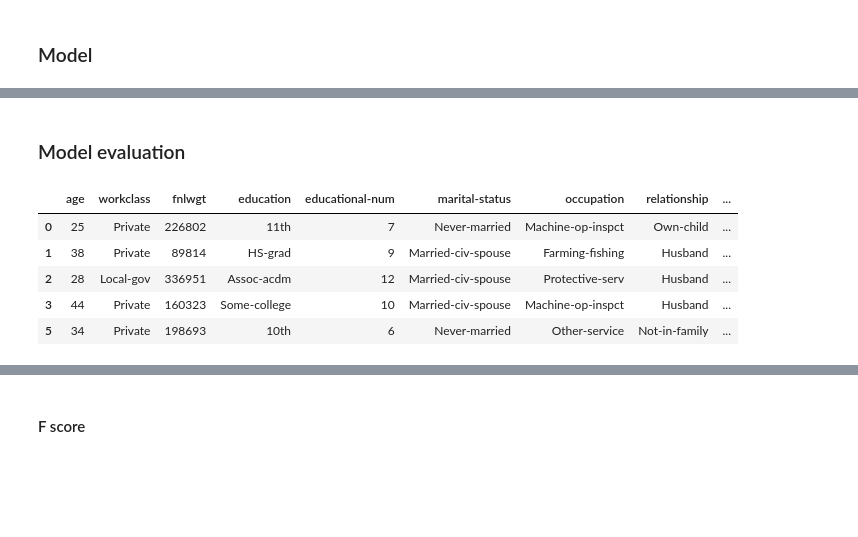
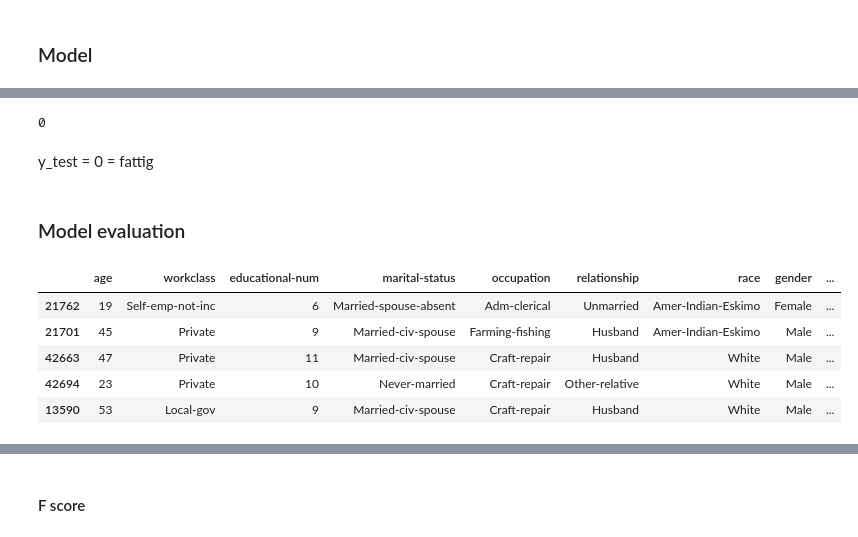
Before and after one commit to JacobLyLa/XAI-CFE, a Jupyter notebook: adult_income.ipynb, the cells around one changed output, grey strips where cells are left out. Saved outputs shown, nothing was run; the diff lists cells and outputs as text; code cells hidden in the pictures; blank space fills up the shorter version.

```diff
--- a/adult_income.ipynb
+++ b/adult_income.ipynb
@@ -44,3 +27,7 @@ Note: you may need to restart the kernel to use updated packages.
 # Data reading and visualization
 # %%
 df = pd.read_csv('../datasets/adult.csv', na_values='?', index_col=0)
+df.to_csv('adult.csv', index=False)
+# drop rows with missing vals
+df = df.dropna()
+df = df.drop(columns = ['fnlwgt'])
@@ -94,3 +38,5 @@ dtype: int64
+# %%
+df = df.drop(columns = ['education'])
 # %% [markdown]
 ### Target class distribution
 # %%
@@ -220,11 +148,17 @@ array([[0.11495593, 0.88504407]])
+# %%
+y_test[0]
+# %% [output]
+0
+# %% [markdown]
+y_test = 0 = fattig
 # %% [markdown]
 ### Model evaluation
 # %%
-X.head()
+X_test.head()
 # %% [output]
-|  | age | workclass | fnlwgt | education | educational-num | marital-status | occupation | relationship | ... |
-| 0 | 25 | Private | 226802 | 11th | 7 | Never-married | Machine-op-inspct | Own-child | ... |
-| 1 | 38 | Private | 89814 | HS-grad | 9 | Married-civ-spouse | Farming-fishing | Husband | ... |
-| 2 | 28 | Local-gov | 336951 | Assoc-acdm | 12 | Married-civ-spouse | Protective-serv | Husband | ... |
-| 3 | 44 | Private | 160323 | Some-college | 10 | Married-civ-spouse | Machine-op-inspct | Husband | ... |
-| 5 | 34 | Private | 198693 | 10th | 6 | Never-married | Other-service | Not-in-family | ... |
+|  | age | workclass | educational-num | marital-status | occupation | relationship | race | gender | ... |
+| 21762 | 19 | Self-emp-not-inc | 6 | Married-spouse-absent | Adm-clerical | Unmarried | Amer-Indian-Eskimo | Female | ... |
+| 21701 | 45 | Private | 9 | Married-civ-spouse | Farming-fishing | Husband | Amer-Indian-Eskimo | Male | ... |
+| 42663 | 47 | Private | 11 | Married-civ-spouse | Craft-repair | Husband | White | Male | ... |
+| 42694 | 23 | Private | 10 | Never-married | Craft-repair | Other-relative | White | Male | ... |
+| 13590 | 53 | Local-gov | 9 | Married-civ-spouse | Craft-repair | Husband | White | Male | ... |
```
Also changed, not shown: parts of 49 cells of this notebook, 3 other files.
